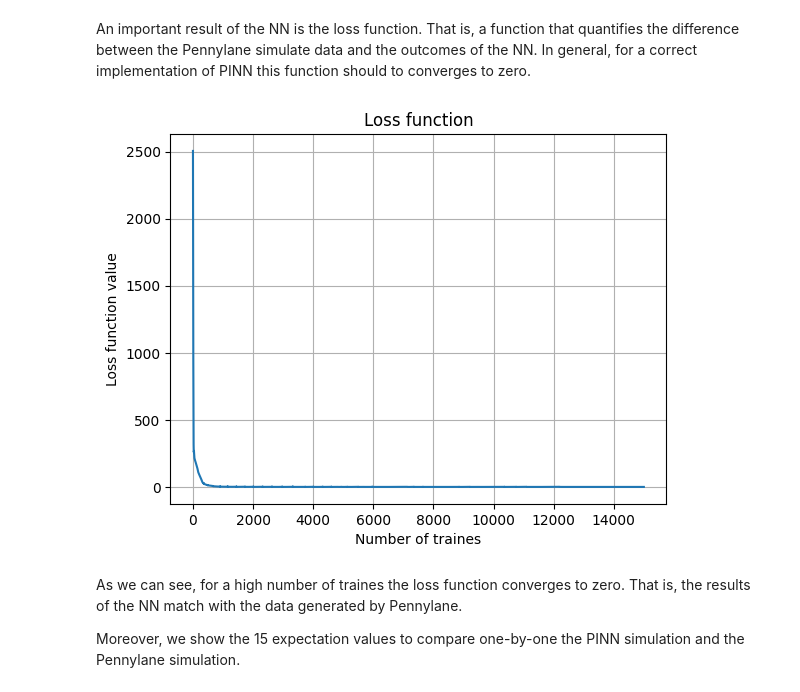
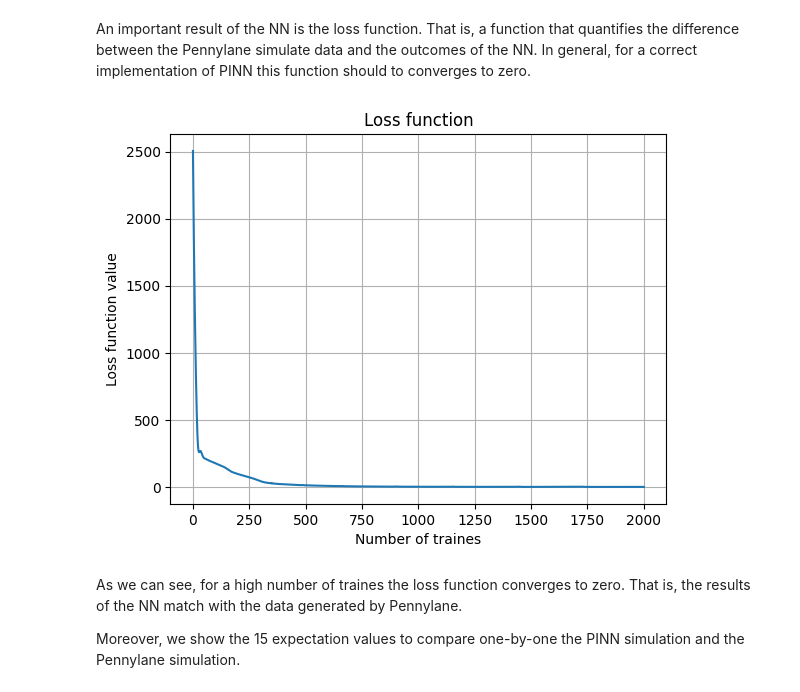
Before and after one commit to asguerra94/pinn-hamiltonian-dwave, a Jupyter notebook: pinn-hamiltonian-dwave.ipynb, the cells around one changed output. Drawn from its saved outputs; the diff is of its cells as text; code cells hidden in the pictures.

```diff
--- a/pinn-hamiltonian-dwave.ipynb
+++ b/pinn-hamiltonian-dwave.ipynb
@@ -166,7 +166,7 @@ t_obs           = torch.linspace(0, 10, N).view(-1, 1).requires_grad_(True)
 # We choose the algorithm that we want to optimise the neural network (Adam for this case)
 optimiser       = torch.optim.Adam(list(PINN.parameters()), lr=1e-3)
 lam             = 1e4                                                                           # A weight for the data loss function
-n_train         = 15001                                                                         # The number of traines for our NN
+n_train         = 2001                                                                         # The number of traines for our NN
 losses          = []
 
 # We run the simulation
@@ -210,15 +210,15 @@ for i in range(n_train):
 # %% [markdown]
 An important result of the NN is the loss function. That is, a function that quantifies the difference between the Pennylane simulate data and the outcomes of the NN. In general, for a correct implementation of PINN this function should to converges to zero.
 # %%
-plt.plot(range(15001), losses)
+plt.plot(range(n_train), losses)
 plt.grid()
 plt.xlabel('Number of traines')
 plt.ylabel('Loss function value')
 plt.title('Loss function')
 
 plt.show()
 # %% [output]
-[figure, old version]
+[figure, new version]
 # %% [markdown]
 As we can see, for a high number of traines the loss function converges to zero. That is, the results of the NN match with the data generated by Pennylane.
 
```
Also changed, not shown: parts of 1 cell of this notebook.
